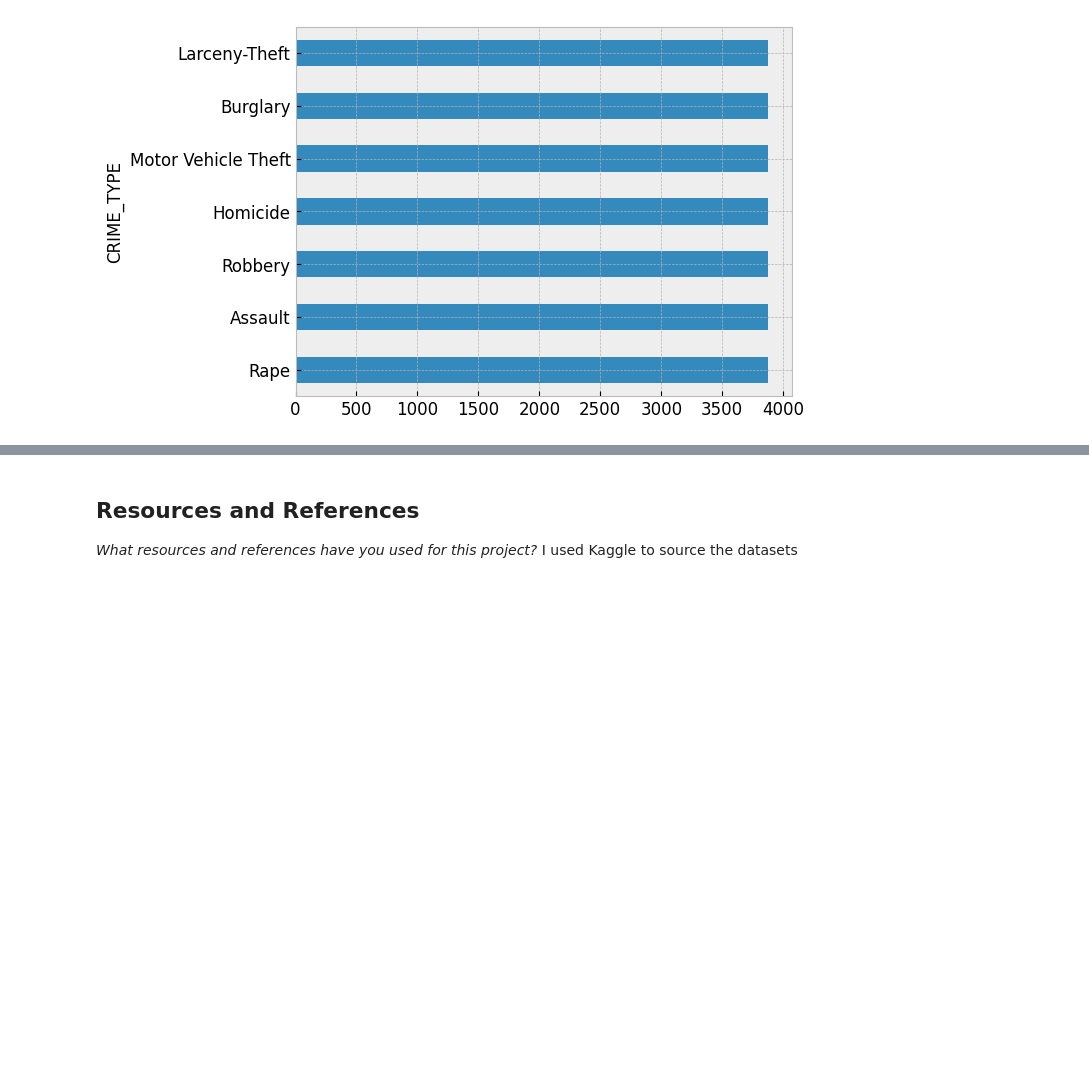
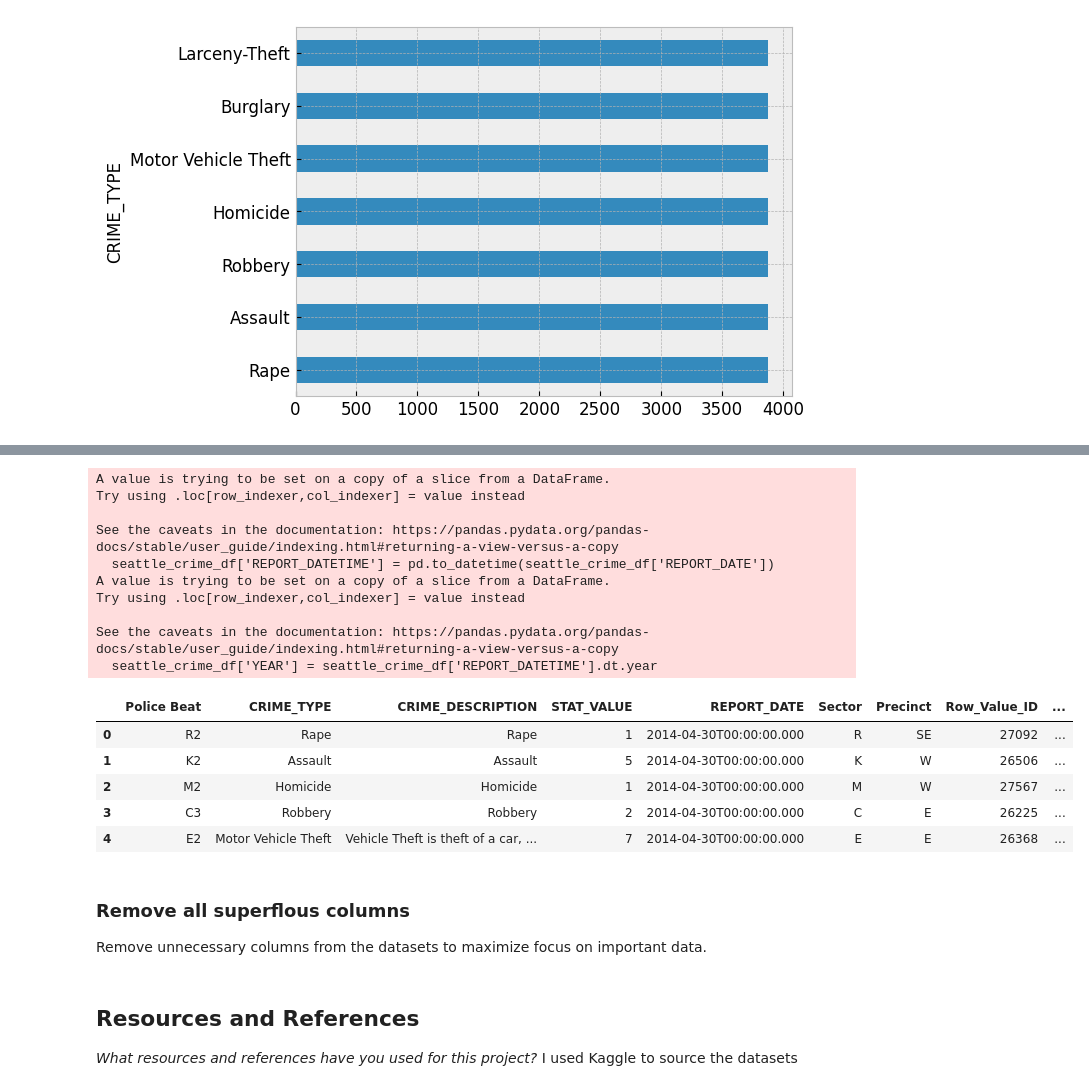
Before and after one commit to IT4063C-Fall23/final-project-jeremylshepherd, a Jupyter notebook: source.ipynb, the cells around one changed output, grey strips where cells are left out. Cells and saved outputs as stored; diff of their text form; code cells hidden in the pictures; blank space fills up the shorter version.

Commit message:
ML - Data transformation - create simple year column from date - remove irrelevant columns

```diff
--- a/source.ipynb
+++ b/source.ipynb
@@ -299,3 +317,28 @@ Scatter Matrixes were not particularly helpful. I see that the primary data I wa
+# %%
+seattle_crime_df['REPORT_DATETIME'] = pd.to_datetime(seattle_crime_df['REPORT_DATE'])
+seattle_crime_df.head()
+seattle_crime_df['YEAR'] = seattle_crime_df['REPORT_DATETIME'].dt.year
+seattle_crime_df.head()
+# %% [output]
+A value is trying to be set on a copy of a slice from a DataFrame.
+Try using .loc[row_indexer,col_indexer] = value instead
+
+See the caveats in the documentation: https://pandas.pydata.org/pandas-docs/stable/user_guide/indexing.html#returning-a-view-versus-a-copy
+  seattle_crime_df['REPORT_DATETIME'] = pd.to_datetime(seattle_crime_df['REPORT_DATE'])
+A value is trying to be set on a copy of a slice from a DataFrame.
+Try using .loc[row_indexer,col_indexer] = value instead
+
+See the caveats in the documentation: https://pandas.pydata.org/pandas-docs/stable/user_guide/indexing.html#returning-a-view-versus-a-copy
+  seattle_crime_df['YEAR'] = seattle_crime_df['REPORT_DATETIME'].dt.year
+|  | Police Beat | CRIME_TYPE | CRIME_DESCRIPTION | STAT_VALUE | REPORT_DATE | Sector | Precinct | Row_Value_ID | ... |
+| 0 | R2 | Rape | Rape | 1 | 2014-04-30T00:00:00.000 | R | SE | 27092 | ... |
+| 1 | K2 | Assault | Assault | 5 | 2014-04-30T00:00:00.000 | K | W | 26506 | ... |
+| 2 | M2 | Homicide | Homicide | 1 | 2014-04-30T00:00:00.000 | M | W | 27567 | ... |
+| 3 | C3 | Robbery | Robbery | 2 | 2014-04-30T00:00:00.000 | C | E | 26225 | ... |
+| 4 | E2 | Motor Vehicle Theft | Vehicle Theft is theft of a car, ... | 7 | 2014-04-30T00:00:00.000 | E | E | 26368 | ... |
+# %% [markdown]
+### Remove all superflous columns
+Remove unnecessary columns from the datasets to maximize focus on important data.
 # %% [markdown]
 ## Resources and References
 *What resources and references have you used for this project?*
```
Also changed, not shown: parts of 4 cells of this notebook, 1 other file.
